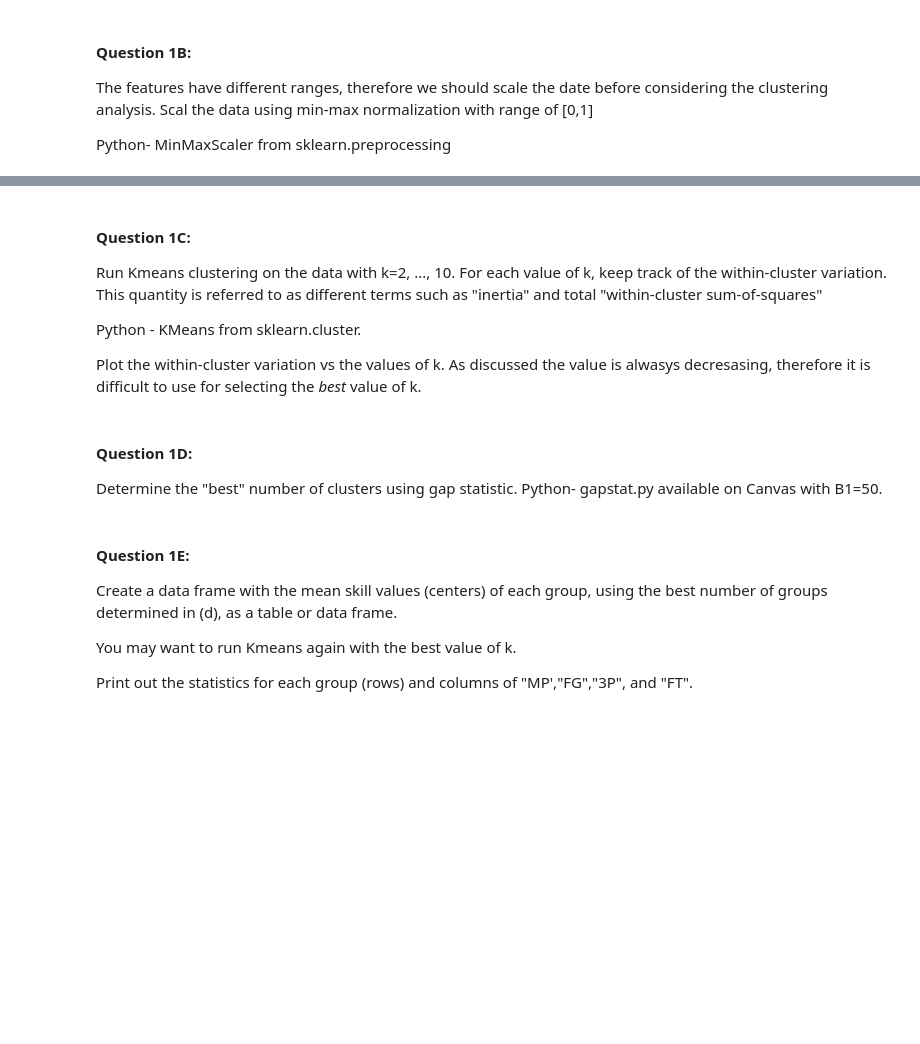
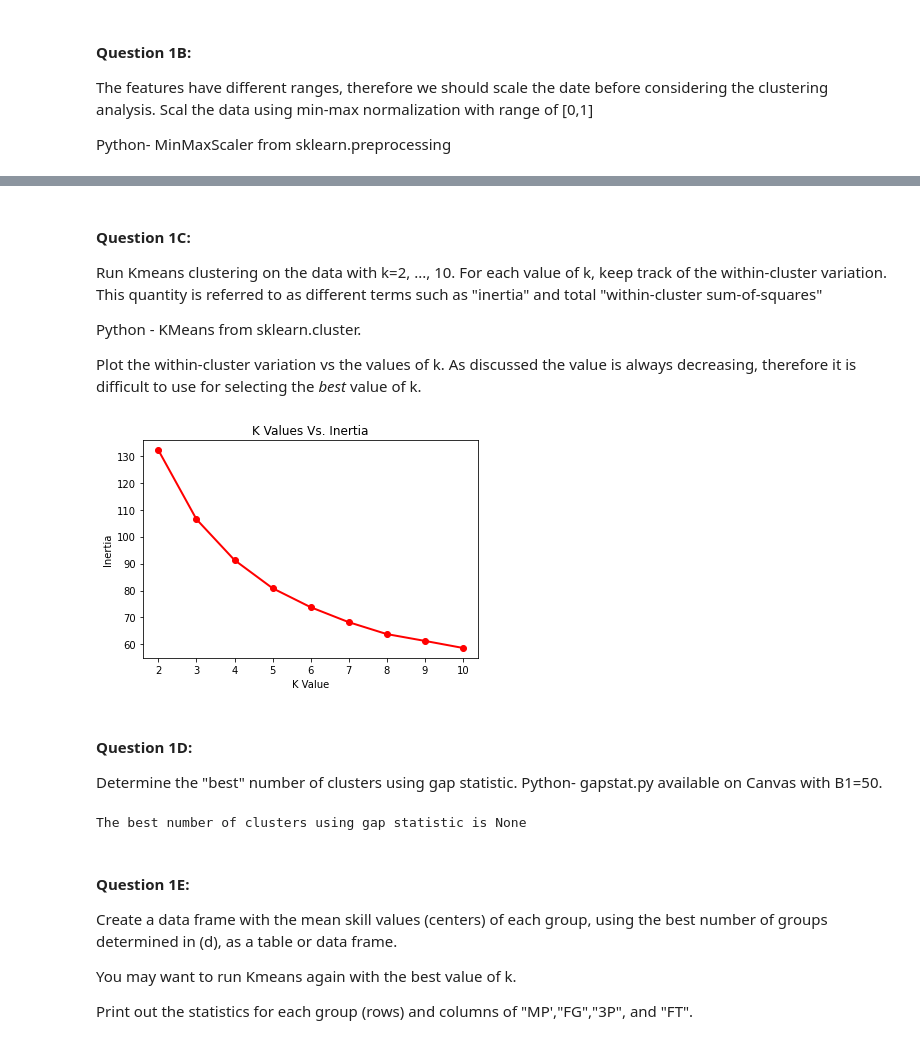
Before and after one commit to DevvyDont/DataMining, a Jupyter notebook: A4/A4_Group_Zamorano.ipynb, the cells around one changed output, grey strips where cells are left out. Saved outputs shown, nothing was run; the diff lists cells and outputs as text; code cells hidden in the pictures; blank space fills up the shorter version.

Commit message:
majority of 1, also not sure why 1D just doesnt work which is cool

```diff
--- a/A4/A4_Group_Zamorano.ipynb
+++ b/A4/A4_Group_Zamorano.ipynb
@@ -30,3 +76,12 @@ nba_df.head()
 The features have different ranges, therefore we should scale the date before considering the clustering analysis. Scal the data using min-max normalization with range of [0,1]
 
 Python- MinMaxScaler from sklearn.preprocessing
+# %%
+from sklearn.preprocessing import MinMaxScaler
+
+# Define our minmax scaler from sklearn
+minmax_scaler = MinMaxScaler()
+
+# Now apply scaling
+df_players_20plus_games_filtered.loc[:] = minmax_scaler.fit_transform(df_players_20plus_games_filtered.loc[:])
+df_players_20plus_games_filtered.head()
@@ -37,11 +103,47 @@ Run Kmeans clustering on the data with k=2, ..., 10. For each value of k, keep t
 Python - KMeans from sklearn.cluster.
 
 Plot the within-cluster variation vs the values of k.
-As discussed the value is alwasys decresasing, therefore it is difficult to use for selecting the _best_ value of k.
+As discussed the value is always decreasing, therefore it is difficult to use for selecting the _best_ value of k.
+# %%
+from sklearn.cluster import KMeans
+
+# Define some lists to use to make the graph
+# K values
+k_values = [k for k in range(2, 11)]
+# The inertia values that are parallel with k_values
+inertia_values = []
+
+# Now from k = 2 -> 10,
+for k in k_values:
+    # Define our KMeans cluster
+    k_means = KMeans(n_clusters=k)
+
+    # Fit it to our data
+    k_means.fit(df_players_20plus_games_filtered.copy())
+
+    # Append the inertia we got, since we are going in order we can simply just append the value
+    # It will perfectly line up with k
+    inertia_values.append(k_means.inertia_)
+
+# Now that we have our x and y axis, we can make a plot
+plt.plot(k_values, inertia_values, 'ro-', linewidth=2)
+plt.title('K Values Vs. Inertia')
+plt.xlabel('K Value')
+plt.ylabel('Inertia')
+plt.show()
+# %% [output]
+[figure, added]
 # %% [markdown]
 #### Question 1D:
 Determine the "best" number of clusters using gap statistic.
 Python- gapstat.py available on Canvas with B1=50.
+# %%
+# Determine the Best K value with B1=50
+# TODO: doesnt work :(
+best_k, _ = gapstat.gapstat(df_players_20plus_games_filtered.copy(), B1=50)
+print(f"The best number of clusters using gap statistic is {best_k}")
+# %% [output]
+The best number of clusters using gap statistic is None
 # %% [markdown]
 #### Question 1E:
 Create a data frame with the mean skill values (centers) of each group, using the best number of groups determined in (d), as a table or data frame.
```
Also changed, not shown: parts of 7 cells of this notebook.
